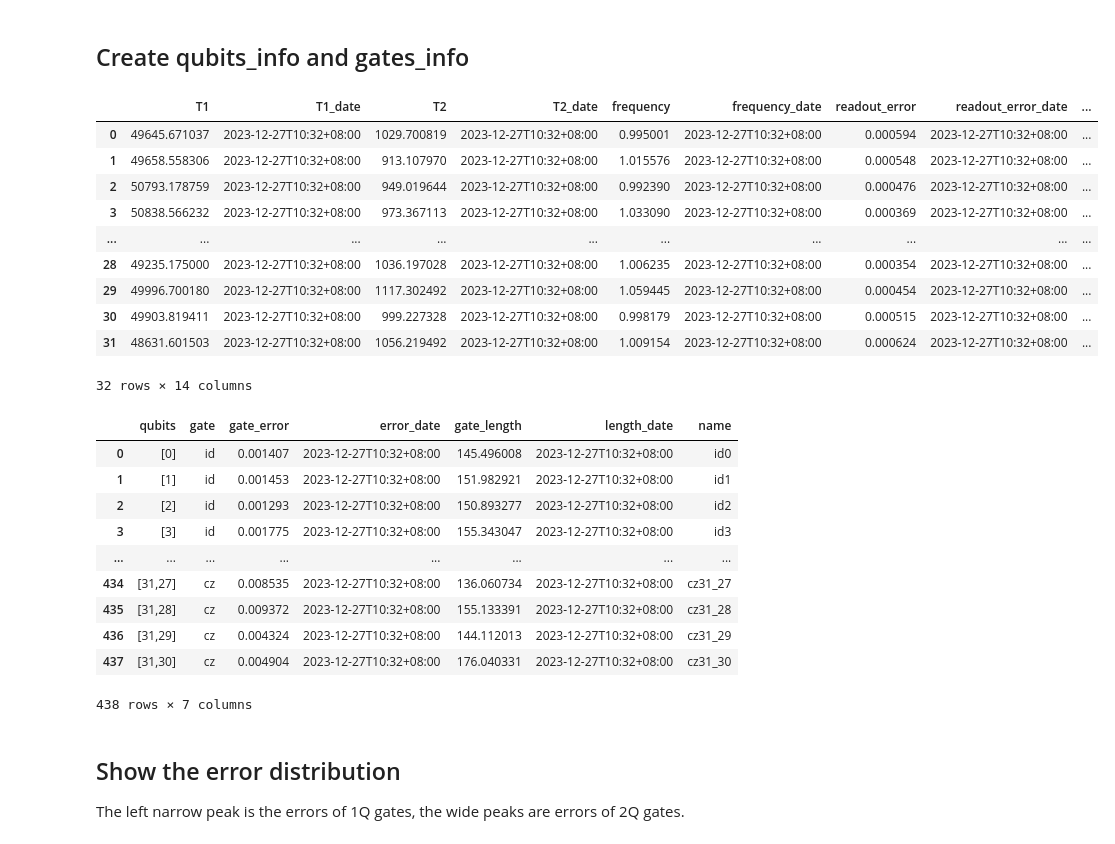
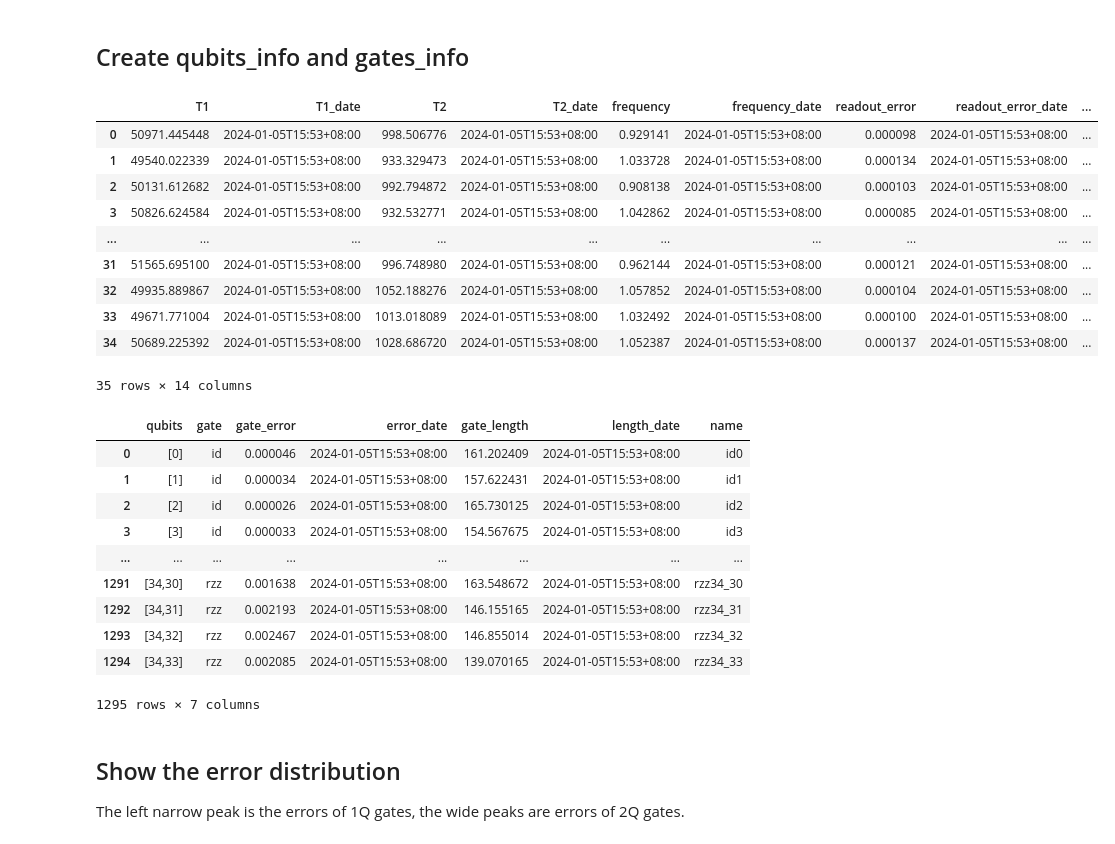
Before and after one commit to coding-xyz/huayi-providers, a Jupyter notebook: create_random_data.ipynb, the cells around one changed output. Drawn from its saved outputs; the diff is of its cells as text; code cells hidden in the pictures.

```diff
--- a/create_random_data.ipynb
+++ b/create_random_data.ipynb
@@ -53,7 +53,7 @@ pd.set_option('display.max_rows', 8)
 # %% [markdown]
 ## Create qubits_info and gates_info
 # %%
-n_qubits = 32
+n_qubits = 35
 qubits_file_name = 'data/qubits_data_{}.csv'.format(n_qubits)
 gates_file_name = 'data/gates_data_{}.csv'.format(n_qubits)
 
@@ -69,9 +69,9 @@ for i in range(n_qubits):
     qubits_info.loc[i] = [abs(random.gauss(50e3, 1e3)), now_time(), # T1
                          abs(random.gauss(1000, 50)), now_time(),   # T2
                          abs(random.gauss(1, 0.05)), now_time(),    # frequency
-                         abs(random.gauss(0.0005, 0.0001)), now_time(), # readout_error
-                         abs(random.gauss(0.0005, 0.0001)), now_time(), # prob_0_1
-                         abs(random.gauss(0.0005, 0.0001)), now_time(), # prob_1_0
+                         abs(random.gauss(0.0001, 0.00002)), now_time(), # readout_error
+                         abs(random.gauss(0.0001, 0.00002)), now_time(), # prob_0_1
+                         abs(random.gauss(0.0001, 0.00002)), now_time(), # prob_1_0
                          abs(random.gauss(0.1, 0.01)), now_time(),] # readout_length
 
 gates_info = pd.DataFrame(columns=['qubits',
@@ -79,61 +79,62 @@ gates_info = pd.DataFrame(columns=['qubits',
                                    'gate_error', 'error_date',
                                    'gate_length', 'length_date',
                                    'name'])
 iter = -1
 for gate in ['id', 'r' ,'rz']:
     for j in range(n_qubits):
         iter += 1
         gates_info.loc[iter] = ['['+str(j)+']',
                                 gate,
-                                abs(random.gauss(0.0015, 0.0002)), now_time(), # 1qb gate error
+                                abs(random.gauss(0.00003, 0.000005)), now_time(), # 1qb gate error
                                 random.gauss(150, 10), now_time(),
                                 gate+str(j)]
 for gate in ['rzz']:
     for i in range(n_qubits):
         for j in list(range(i))+list(range(i+1,n_qubits)):
-            if abs(j-i) < 3:
-                error_2qb = abs(random.gauss(0.0045, 0.0005)) # 2qb gate error (|j-i|=1)
-            elif abs(j-i) < 7:
-                error_2qb = abs(random.gauss(0.01, 0.002)) # 2qb gate error (|j-i|=2,3,4)
-            else:
-                continue
+            error_2qb = abs(random.gauss(0.002, 0.0003))
+            # if abs(j-i) < 3:
+            #     error_2qb = abs(random.gauss(0.0045, 0.0005)) # 2qb gate error (|j-i|=1)
+            # elif abs(j-i) < 7:
+            #     error_2qb = abs(random.gauss(0.01, 0.002)) # 2qb gate error (|j-i|=2,3,4)
+            # else:
+            #     continue
             iter += 1
             gates_info.loc[iter] = ['['+str(i)+','+str(j)+']',
                                     gate,
                                     error_2qb, now_time(), # 2qb gate error
                                     abs(random.gauss(150, 10)), now_time(),
                                     gate+str(i)+'_'+str(j)]
 
 with open(qubits_file_name, 'w') as f:
     qubits_info.to_csv(f, index=False, lineterminator='\n')
 with open(gates_file_name, 'w') as f:
     gates_info.to_csv(f, index=False, lineterminator='\n')
 
 display(qubits_info)
 display(gates_info)
 # %% [output]
 |  | T1 | T1_date | T2 | T2_date | frequency | frequency_date | readout_error | readout_error_date | ... |
-| 0 | 49645.671037 | 2023-12-27T10:32+08:00 | 1029.700819 | 2023-12-27T10:32+08:00 | 0.995001 | 2023-12-27T10:32+08:00 | 0.000594 | 2023-12-27T10:32+08:00 | ... |
-| 1 | 49658.558306 | 2023-12-27T10:32+08:00 | 913.107970 | 2023-12-27T10:32+08:00 | 1.015576 | 2023-12-27T10:32+08:00 | 0.000548 | 2023-12-27T10:32+08:00 | ... |
-| 2 | 50793.178759 | 2023-12-27T10:32+08:00 | 949.019644 | 2023-12-27T10:32+08:00 | 0.992390 | 2023-12-27T10:32+08:00 | 0.000476 | 2023-12-27T10:32+08:00 | ... |
-| 3 | 50838.566232 | 2023-12-27T10:32+08:00 | 973.367113 | 2023-12-27T10:32+08:00 | 1.033090 | 2023-12-27T10:32+08:00 | 0.000369 | 2023-12-27T10:32+08:00 | ... |
+| 0 | 50971.445448 | 2024-01-05T15:53+08:00 | 998.506776 | 2024-01-05T15:53+08:00 | 0.929141 | 2024-01-05T15:53+08:00 | 0.000098 | 2024-01-05T15:53+08:00 | ... |
+| 1 | 49540.022339 | 2024-01-05T15:53+08:00 | 933.329473 | 2024-01-05T15:53+08:00 | 1.033728 | 2024-01-05T15:53+08:00 | 0.000134 | 2024-01-05T15:53+08:00 | ... |
+| 2 | 50131.612682 | 2024-01-05T15:53+08:00 | 992.794872 | 2024-01-05T15:53+08:00 | 0.908138 | 2024-01-05T15:53+08:00 | 0.000103 | 2024-01-05T15:53+08:00 | ... |
+| 3 | 50826.624584 | 2024-01-05T15:53+08:00 | 932.532771 | 2024-01-05T15:53+08:00 | 1.042862 | 2024-01-05T15:53+08:00 | 0.000085 | 2024-01-05T15:53+08:00 | ... |
 | ... | ... | ... | ... | ... | ... | ... | ... | ... | ... |
-| 28 | 49235.175000 | 2023-12-27T10:32+08:00 | 1036.197028 | 2023-12-27T10:32+08:00 | 1.006235 | 2023-12-27T10:32+08:00 | 0.000354 | 2023-12-27T10:32+08:00 | ... |
-| 29 | 49996.700180 | 2023-12-27T10:32+08:00 | 1117.302492 | 2023-12-27T10:32+08:00 | 1.059445 | 2023-12-27T10:32+08:00 | 0.000454 | 2023-12-27T10:32+08:00 | ... |
-| 30 | 49903.819411 | 2023-12-27T10:32+08:00 | 999.227328 | 2023-12-27T10:32+08:00 | 0.998179 | 2023-12-27T10:32+08:00 | 0.000515 | 2023-12-27T10:32+08:00 | ... |
-| 31 | 48631.601503 | 2023-12-27T10:32+08:00 | 1056.219492 | 2023-12-27T10:32+08:00 | 1.009154 | 2023-12-27T10:32+08:00 | 0.000624 | 2023-12-27T10:32+08:00 | ... |
+| 31 | 51565.695100 | 2024-01-05T15:53+08:00 | 996.748980 | 2024-01-05T15:53+08:00 | 0.962144 | 2024-01-05T15:53+08:00 | 0.000121 | 2024-01-05T15:53+08:00 | ... |
+| 32 | 49935.889867 | 2024-01-05T15:53+08:00 | 1052.188276 | 2024-01-05T15:53+08:00 | 1.057852 | 2024-01-05T15:53+08:00 | 0.000104 | 2024-01-05T15:53+08:00 | ... |
+| 33 | 49671.771004 | 2024-01-05T15:53+08:00 | 1013.018089 | 2024-01-05T15:53+08:00 | 1.032492 | 2024-01-05T15:53+08:00 | 0.000100 | 2024-01-05T15:53+08:00 | ... |
+| 34 | 50689.225392 | 2024-01-05T15:53+08:00 | 1028.686720 | 2024-01-05T15:53+08:00 | 1.052387 | 2024-01-05T15:53+08:00 | 0.000137 | 2024-01-05T15:53+08:00 | ... |
-32 rows × 14 columns
+35 rows × 14 columns
 |  | qubits | gate | gate_error | error_date | gate_length | length_date | name |
-| 0 | [0] | id | 0.001407 | 2023-12-27T10:32+08:00 | 145.496008 | 2023-12-27T10:32+08:00 | id0 |
-| 1 | [1] | id | 0.001453 | 2023-12-27T10:32+08:00 | 151.982921 | 2023-12-27T10:32+08:00 | id1 |
-| 2 | [2] | id | 0.001293 | 2023-12-27T10:32+08:00 | 150.893277 | 2023-12-27T10:32+08:00 | id2 |
-| 3 | [3] | id | 0.001775 | 2023-12-27T10:32+08:00 | 155.343047 | 2023-12-27T10:32+08:00 | id3 |
+| 0 | [0] | id | 0.000046 | 2024-01-05T15:53+08:00 | 161.202409 | 2024-01-05T15:53+08:00 | id0 |
+| 1 | [1] | id | 0.000034 | 2024-01-05T15:53+08:00 | 157.622431 | 2024-01-05T15:53+08:00 | id1 |
+| 2 | [2] | id | 0.000026 | 2024-01-05T15:53+08:00 | 165.730125 | 2024-01-05T15:53+08:00 | id2 |
+| 3 | [3] | id | 0.000033 | 2024-01-05T15:53+08:00 | 154.567675 | 2024-01-05T15:53+08:00 | id3 |
 | ... | ... | ... | ... | ... | ... | ... | ... |
-| 434 | [31,27] | cz | 0.008535 | 2023-12-27T10:32+08:00 | 136.060734 | 2023-12-27T10:32+08:00 | cz31_27 |
-| 435 | [31,28] | cz | 0.009372 | 2023-12-27T10:32+08:00 | 155.133391 | 2023-12-27T10:32+08:00 | cz31_28 |
-| 436 | [31,29] | cz | 0.004324 | 2023-12-27T10:32+08:00 | 144.112013 | 2023-12-27T10:32+08:00 | cz31_29 |
-| 437 | [31,30] | cz | 0.004904 | 2023-12-27T10:32+08:00 | 176.040331 | 2023-12-27T10:32+08:00 | cz31_30 |
+| 1291 | [34,30] | rzz | 0.001638 | 2024-01-05T15:53+08:00 | 163.548672 | 2024-01-05T15:53+08:00 | rzz34_30 |
+| 1292 | [34,31] | rzz | 0.002193 | 2024-01-05T15:53+08:00 | 146.155165 | 2024-01-05T15:53+08:00 | rzz34_31 |
+| 1293 | [34,32] | rzz | 0.002467 | 2024-01-05T15:53+08:00 | 146.855014 | 2024-01-05T15:53+08:00 | rzz34_32 |
+| 1294 | [34,33] | rzz | 0.002085 | 2024-01-05T15:53+08:00 | 139.070165 | 2024-01-05T15:53+08:00 | rzz34_33 |
-438 rows × 7 columns
+1295 rows × 7 columns
 # %% [markdown]
 ## Show the error distribution
 
```
Also changed, not shown: parts of 1 cell of this notebook, 8 other files.
